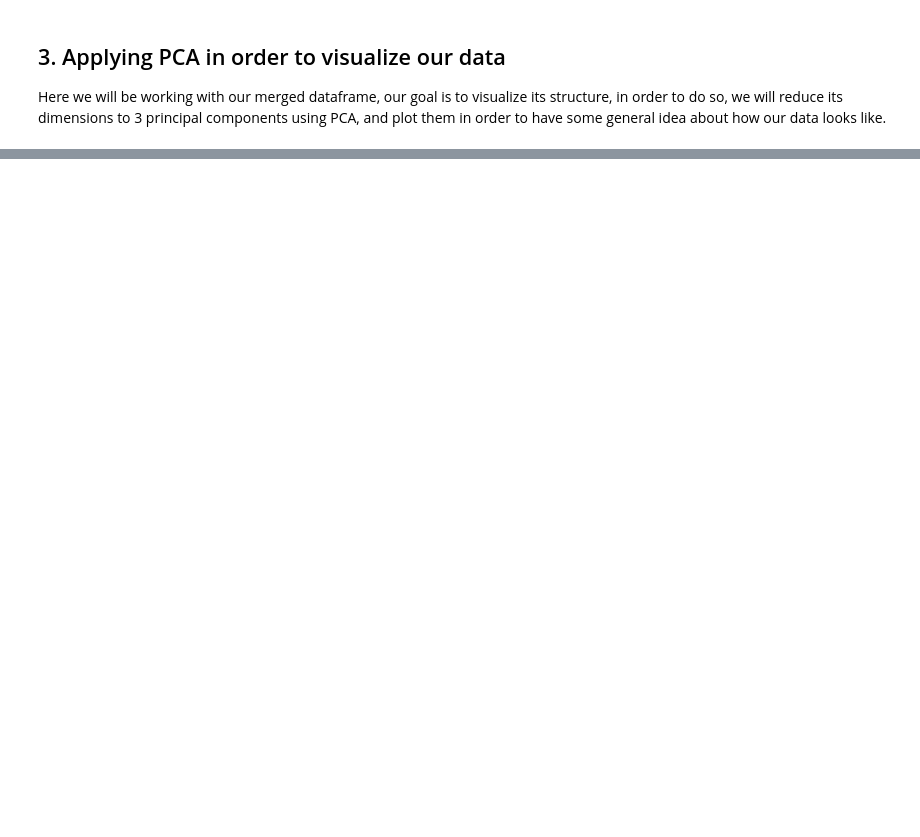
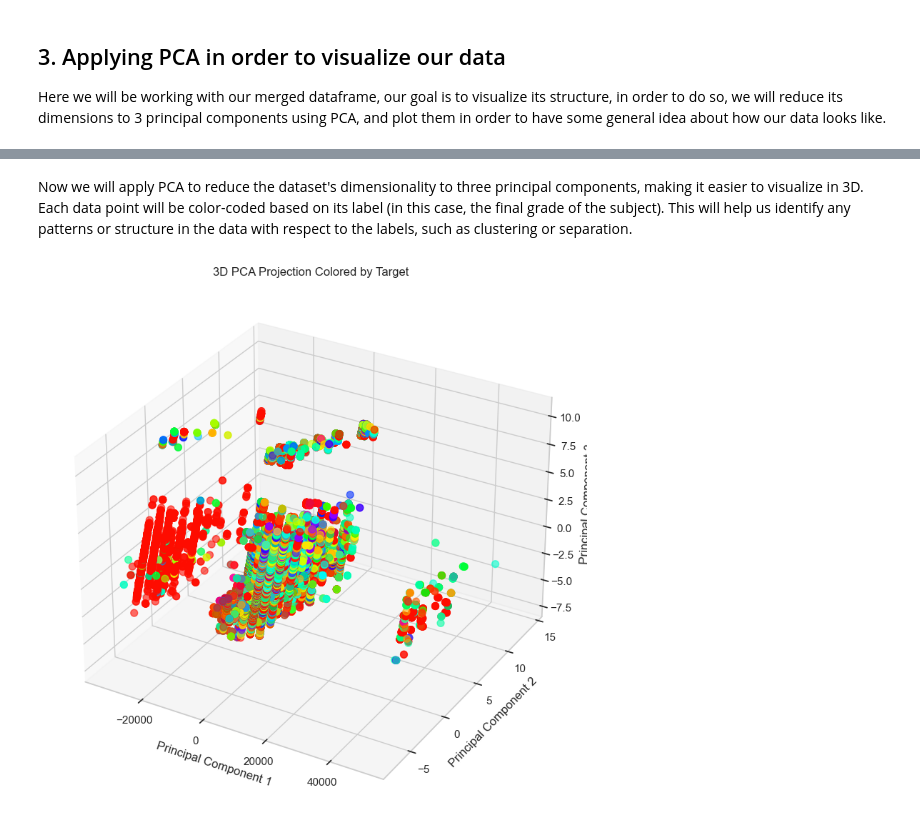
Before and after one commit to laurabolta/Synthesis-Project-I, a Jupyter notebook: Student_plots.ipynb, the cells around one changed output, grey strips where cells are left out. Drawn from its saved outputs; the diff is of its cells as text; code cells hidden in the pictures; blank space fills up the shorter version.

Commit message:
converted dataset into its numerical version (needs scaling), and started PCA plot

```diff
--- a/Student_plots.ipynb
+++ b/Student_plots.ipynb
@@ -410,0 +400,5 @@ dtype: object
+# %%
+df = numerical_df.copy()
+
+# ensure that our dataframe only contains numerical values
+df.dtypes
@@ -410,0 +421,38 @@ dtype: object
+# %% [markdown]
+Now we will apply PCA to reduce the dataset's dimensionality to three principal components, making it easier to visualize in 3D. Each data point will be color-coded based on its label (in this case, the final grade of the subject). This will help us identify any patterns or structure in the data with respect to the labels, such as clustering or separation.
+# %%
+from sklearn.decomposition import PCA
+
+# Apply PCA
+pca = PCA(n_components=3)
+pca_result = pca.fit_transform(df.drop(columns=['nota_assignatura']))  # Remove label column since it's part of the features
+
+# Create a new DataFrame with the PCA results
+pca_df = pd.DataFrame(data=pca_result, columns=['PC1', 'PC2', 'PC3'])
+
+# label we want to visualize, the final mark of the subject
+labels = df['nota_assignatura']
+
+# Create a color map for each class
+unique_labels = labels.unique()
+palette = sns.color_palette("hsv", len(unique_labels))
+label_color_dict = {label: palette[i] for i, label in enumerate(unique_labels)}
+colors = labels.map(label_color_dict)
+
+# Plotting in 3D
+fig = plt.figure(figsize=(12, 8))
+ax = fig.add_subplot(111, projection='3d')
+
+# Scatter plot with color for each class
+ax.scatter(pca_df['PC1'], pca_df['PC2'], pca_df['PC3'], c=colors, s=50, alpha=0.6)
+
+# Adding labels and title
+ax.set_title('3D PCA Projection Colored by Target')
+ax.set_xlabel('Principal Component 1')
+ax.set_ylabel('Principal Component 2')
+ax.set_zlabel('Principal Component 3')
+
+plt.tight_layout()
+plt.show()
+# %% [output]
+[figure, added]
```
Also changed, not shown: parts of 14 cells of this notebook, 3 other files.
